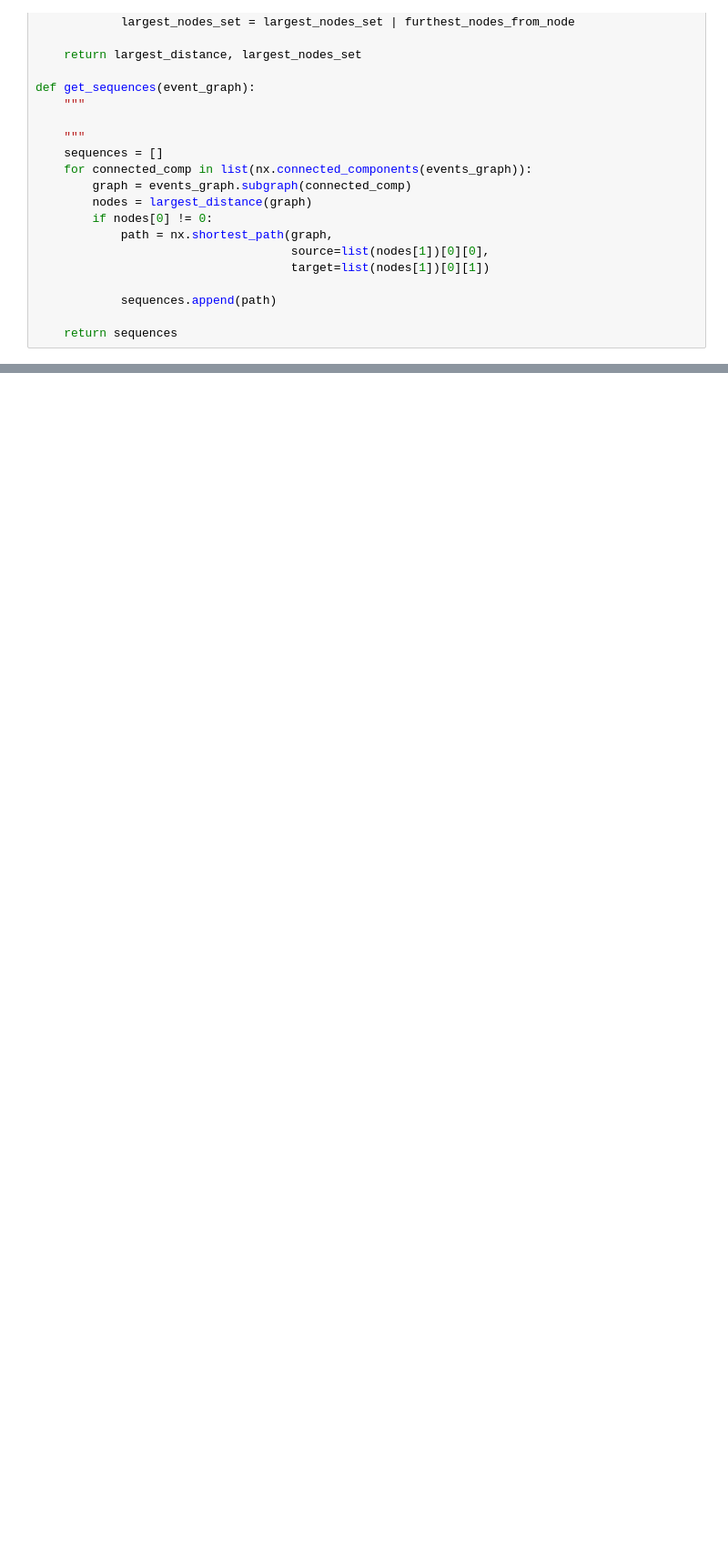
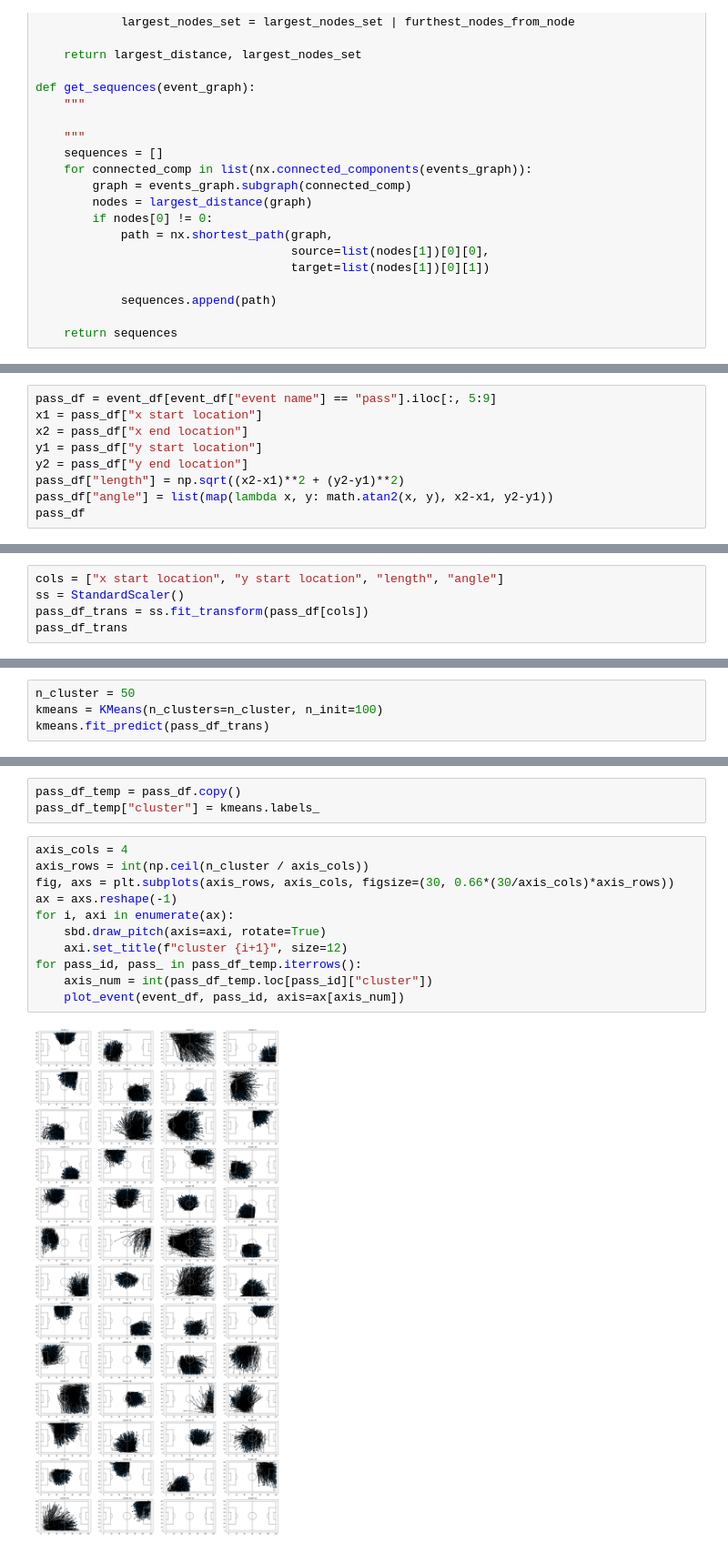
Before and after one commit to RobBlumberg/pass_sequence_eval, a Jupyter notebook: src/pass_sequence_eval.ipynb, the cells around one changed output, grey strips where cells are left out. Shown at 91% size. Saved outputs shown, nothing was run; the diff lists cells and outputs as text; blank space fills up the shorter version.

```diff
--- a/src/pass_sequence_eval.ipynb
+++ b/src/pass_sequence_eval.ipynb
@@ -118,0 +127,9 @@ for sequence in all_sequences[2:3]:
+# %%
+pass_df = event_df[event_df["event name"] == "pass"].iloc[:, 5:9]
+x1 = pass_df["x start location"]
+x2 = pass_df["x end location"]
+y1 = pass_df["y start location"]
+y2 = pass_df["y end location"]
+pass_df["length"] = np.sqrt((x2-x1)**2 + (y2-y1)**2)
+pass_df["angle"] = list(map(lambda x, y: math.atan2(x, y), x2-x1, y2-y1))
+pass_df
@@ -118,0 +151,5 @@ for sequence in all_sequences[2:3]:
+# %%
+cols = ["x start location", "y start location", "length", "angle"]
+ss = StandardScaler()
+pass_df_trans = ss.fit_transform(pass_df[cols])
+pass_df_trans
@@ -118,0 +164,4 @@ for sequence in all_sequences[2:3]:
+# %%
+n_cluster = 50
+kmeans = KMeans(n_clusters=n_cluster, n_init=100)
+kmeans.fit_predict(pass_df_trans)
@@ -118,0 +170,16 @@ for sequence in all_sequences[2:3]:
+# %%
+pass_df_temp = pass_df.copy()
+pass_df_temp["cluster"] = kmeans.labels_
+# %%
+axis_cols = 4
+axis_rows = int(np.ceil(n_cluster / axis_cols))
+fig, axs = plt.subplots(axis_rows, axis_cols, figsize=(30, 0.66*(30/axis_cols)*axis_rows))
+ax = axs.reshape(-1)
+for i, axi in enumerate(ax):
+    sbd.draw_pitch(axis=axi, rotate=True)
+    axi.set_title(f"cluster {i+1}", size=12)
+for pass_id, pass_ in pass_df_temp.iterrows():
+    axis_num = int(pass_df_temp.loc[pass_id]["cluster"])
+    plot_event(event_df, pass_id, axis=ax[axis_num])
+# %% [output]
+[figure, added]
```
Also changed, not shown: parts of 14 cells of this notebook.
